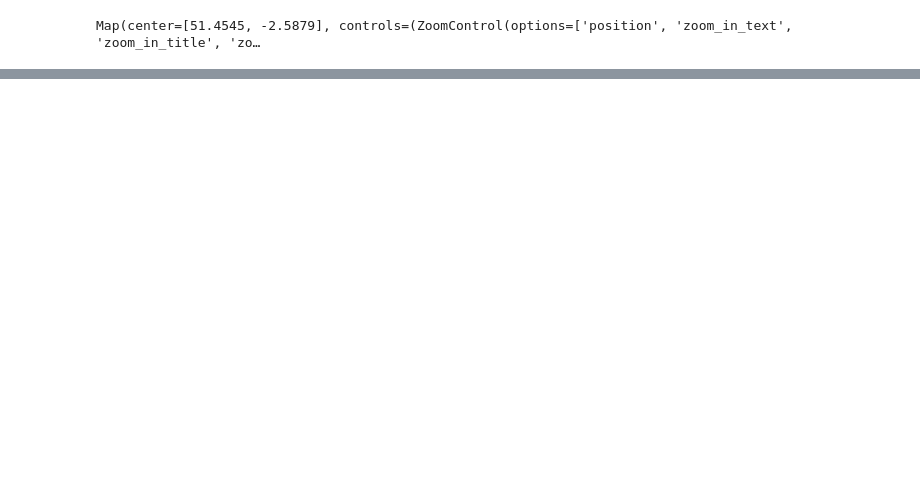
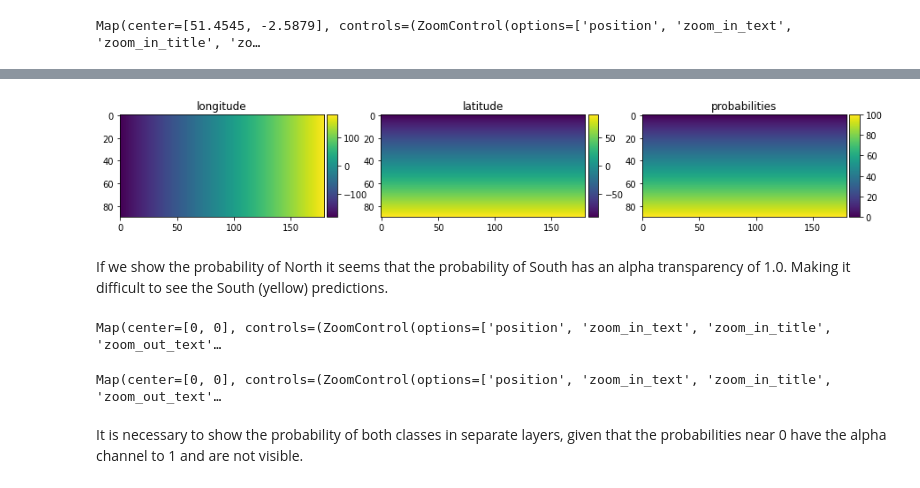
Before and after one commit to IntelligentSystemsLaboratory/Computer-Says-I-Dont-Know, a Jupyter notebook: Template.ipynb, the cells around one changed output, grey strips where cells are left out. Cells and saved outputs as stored; diff of their text form; code cells hidden in the pictures; blank space fills up the shorter version.

```diff
--- a/Template.ipynb
+++ b/Template.ipynb
@@ -194,0 +239,60 @@ Map(center=[51.4545, -2.5879], controls=(ZoomControl(options=['position', 'zoom_
+# %%
+import matplotlib.pyplot as plt
+from mpl_toolkits.axes_grid1 import make_axes_locatable
+
+nlon, nlat = (180, 90)
+lon = np.linspace(-180, 180, nlon)
+lat = np.linspace(-90, 90, nlat)
+lonv, latv = np.meshgrid(lon, lat, indexing='ij')
+probs = 100*(latv - latv.min())/(latv.max() - latv.min())
+
+fig = plt.figure(figsize=(15, 5))
+for i, (name, matrix) in enumerate({'longitude': lonv, 'latitude': latv, 'probabilities': probs}.items()):
+    ax = fig.add_subplot(1, 3, i+1)
+    ax.set_title(name)
+    img = ax.imshow(matrix.T)
+    divider = make_axes_locatable(ax)
+    cax = divider.append_axes("right", size="5%", pad=0.05)
+    fig.colorbar(img, cax=cax)
+# %% [output]
+[figure, added]
+# %% [markdown]
+If we show the probability of North it seems that the probability of South has an alpha transparency of 1.0. Making it difficult to see the South (yellow) predictions.
+# %%
+from ipyleaflet import Map, Heatmap
+from random import uniform
+m = Map(center=(0, 0), zoom=0)
+
+nlon, nlat = (180, 90)
+lon = np.linspace(-180, 180, nlon)
+lat = np.linspace(-90, 90, nlat)
+lonv, latv = np.meshgrid(lon, lat, indexing='ij')
+probs = 100*(latv - latv.min())/(latv.max() - latv.min())
+
+heatmap = Heatmap(
+    locations=[[latv[i,j], lonv[i,j], probs[i,j]] for i in range(nlon) for j in range(nlat)],
+    radius=20,
+    gradient={0.0: 'yellow', 0.5: 'green', 1.0: 'blue'}
+)
+
+m.add_layer(heatmap);
+display(m)
+# %% [output]
+Map(center=[0, 0], controls=(ZoomControl(options=['position', 'zoom_in_text', 'zoom_in_title', 'zoom_out_text'…
+# %%
+m = Map(center=(0, 0), zoom=0)
+
+probs_s = 100 - probs
+
+heatmap = Heatmap(
+    locations=[[latv[i,j], lonv[i,j], probs_s[i,j]] for i in range(nlon) for j in range(nlat)],
+    radius=20,
+    gradient={0.0: 'blue', 0.5: 'green', 1.0: 'yellow'}
+)
+
+m.add_layer(heatmap);
+display(m)
+# %% [output]
+Map(center=[0, 0], controls=(ZoomControl(options=['position', 'zoom_in_text', 'zoom_in_title', 'zoom_out_text'…
+# %% [markdown]
+It is necessary to show the probability of both classes in separate layers, given that the probabilities near 0 have the alpha channel to 1 and are not visible.
```
Also changed, not shown: parts of 22 cells of this notebook.
